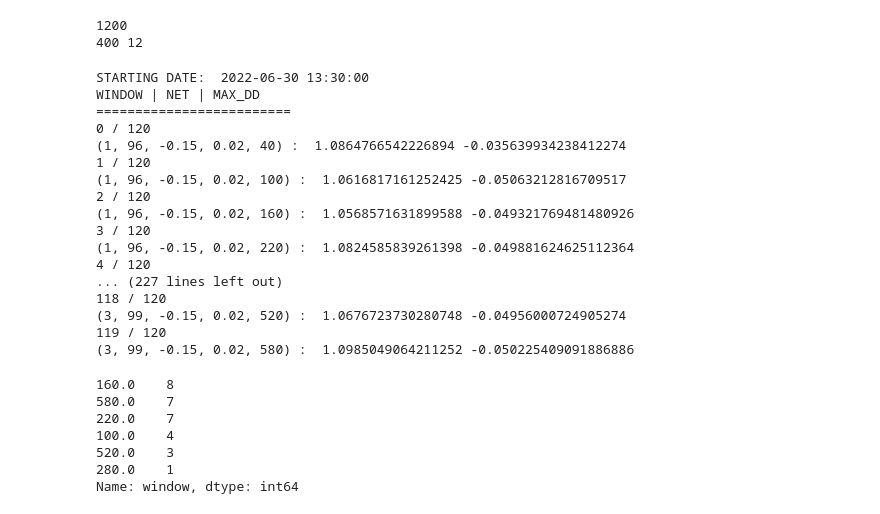
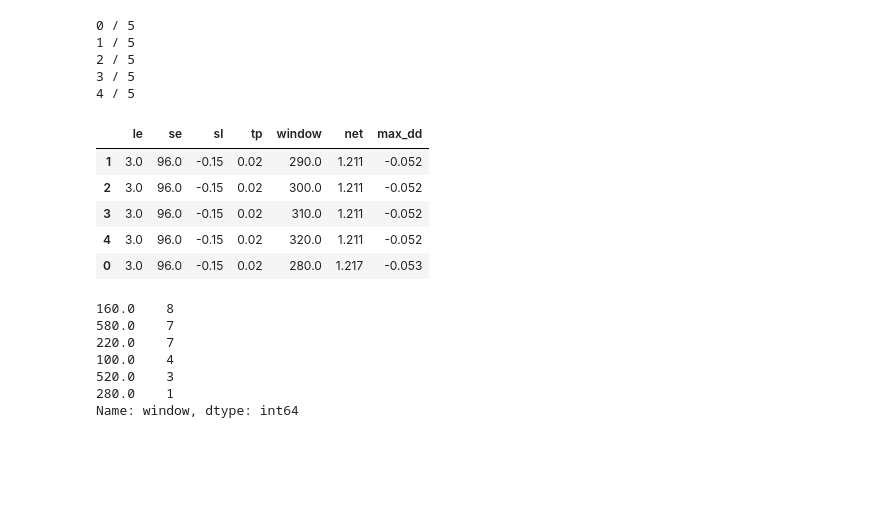
Before and after one commit to mscbr/algo_pairs, a Jupyter notebook: modules/IterativeBackterster.ipynb, the cells around one changed output. Saved outputs shown, nothing was run; the diff lists cells and outputs as text; code cells hidden in the pictures; blank space fills up the shorter version.

Commit message:
optimization results to dir

```diff
--- a/modules/IterativeBackterster.ipynb
+++ b/modules/IterativeBackterster.ipynb
@@ -14,28 +15,3 @@ from math import sqrt
 
 # check how much of historical orderbook can be gotten
 # entering into position slippage can be simulated here
-# %%
-# print(np.arange(*(1, 10), 1))
-# print(np.arange(*(90, 99), 1))
-# print(np.arange(*(10, 800), 40))
-combinations = list(product(np.arange(*(2, 7), 1), np.arange(*(93, 98), 1), np.arange(*(10, 800), 70), np.arange(*(0.01, 0.05), 0.01)))
-print(len(combinations)) # 726 ~ 12h on the currently used sample
-# time optimization
-# test windows on most reasonable entry exits (5/95, 4/96)
-# then for best resulting window test
-perc_comb = list(product(np.arange(*(2, 7), 1), np.arange(*(93, 98), 1)))
-sltp_comb = list(product(np.arange(*(0.05, 0.15), 0.03), np.arange(*(0.01, 0.05), 0.01)))
-print(len(perc_comb) * len(sltp_comb), len(np.arange(*(10, 800), 70))) # ~ 100/110 min
-# sltp_comb
-# for multiple pair optimization I should most probably create some cache, so process can be interrupted
-# and restarted from the point of interruption
-# windows=[20, 60, 150, 300],
-#     window_perc_default=(4,96),
-#     window_tp_sl_default=(4,96),
-#     long_entries_range=(2, 7, 1),
-#     short_entries_range=(93, 98, 1),
-#     sl_range=(-0.15, -0.01, 0.03),
-#     tp_range=(0.01, 0.05, 0.01)
-# %% [output]
-1200
-400 12
@@ -671,36 +655,28 @@ import warnings
 warnings.filterwarnings('ignore')
 
 backtester = IterativeBacktester(pair=["AUDIOUSDT_FUTURES", "FTMUSDT_FUTURES"], ticker_interval="15m", raw_data_dir="../raw_data/Binance_Historical_15m_FUTURES_20_days_2022-07-14T12:00:43", tc=0.0006)
-# %%
-# windows_range=(40, 600, 80),
-# long_entries_range=(2, 7, 1),
-# short_entries_range=(93, 98, 1),
-# sl_range=(-0.15, -0.08, 0.03),
-# tp_range=(0.01, 0.05, 0.01),
-# , long_entries_range=(1, 4, 1), short_entries_range=(96, 100, 1)
-backtester.optimize_pair(
-  silent=False,
-  windows_range=(40, 601, 60),
-  long_entries_range=(1, 4, 1),
-  short_entries_range=(96, 100, 1))
-# %% [output]
-STARTING DATE:  2022-06-30 13:30:00
-WINDOW | NET | MAX_DD
-=========================
-0 / 120
-(1, 96, -0.15, 0.02, 40) :  1.0864766542226894 -0.035639934238412274
-1 / 120
-(1, 96, -0.15, 0.02, 100) :  1.0616817161252425 -0.05063212816709517
-2 / 120
-(1, 96, -0.15, 0.02, 160) :  1.0568571631899588 -0.049321769481480926
-3 / 120
-(1, 96, -0.15, 0.02, 220) :  1.0824585839261398 -0.049881624625112364
-4 / 120
-... (227 lines left out)
-118 / 120
-(3, 99, -0.15, 0.02, 520) :  1.0676723730280748 -0.04956000724905274
-119 / 120
-(3, 99, -0.15, 0.02, 580) :  1.0985049064211252 -0.050225409091886886
+# %%
+backtester.optimize_pair(
+  silent=True,
+  windows_range=(280, 530, 10),
+  long_entries_range=(3, 4, 1),
+  short_entries_range=(96, 97, 1),
+  report=True)
+# %% [output]
+0 / 5
+1 / 5
+2 / 5
+3 / 5
+4 / 5
+# %%
+backtester.opt_overview
+# %% [output]
+|  | le | se | sl | tp | window | net | max_dd |
+| 1 | 3.0 | 96.0 | -0.15 | 0.02 | 290.0 | 1.211 | -0.052 |
+| 2 | 3.0 | 96.0 | -0.15 | 0.02 | 300.0 | 1.211 | -0.052 |
+| 3 | 3.0 | 96.0 | -0.15 | 0.02 | 310.0 | 1.211 | -0.052 |
+| 4 | 3.0 | 96.0 | -0.15 | 0.02 | 320.0 | 1.211 | -0.052 |
+| 0 | 3.0 | 96.0 | -0.15 | 0.02 | 280.0 | 1.217 | -0.053 |
 # %%
 # amount of value occurences in top 25% of net results
 backtester.opt_overview.sort_values(['net']).tail(int(len(backtester.opt_overview)/4)).window.value_counts()
```
Also changed, not shown: parts of 3 cells of this notebook.
